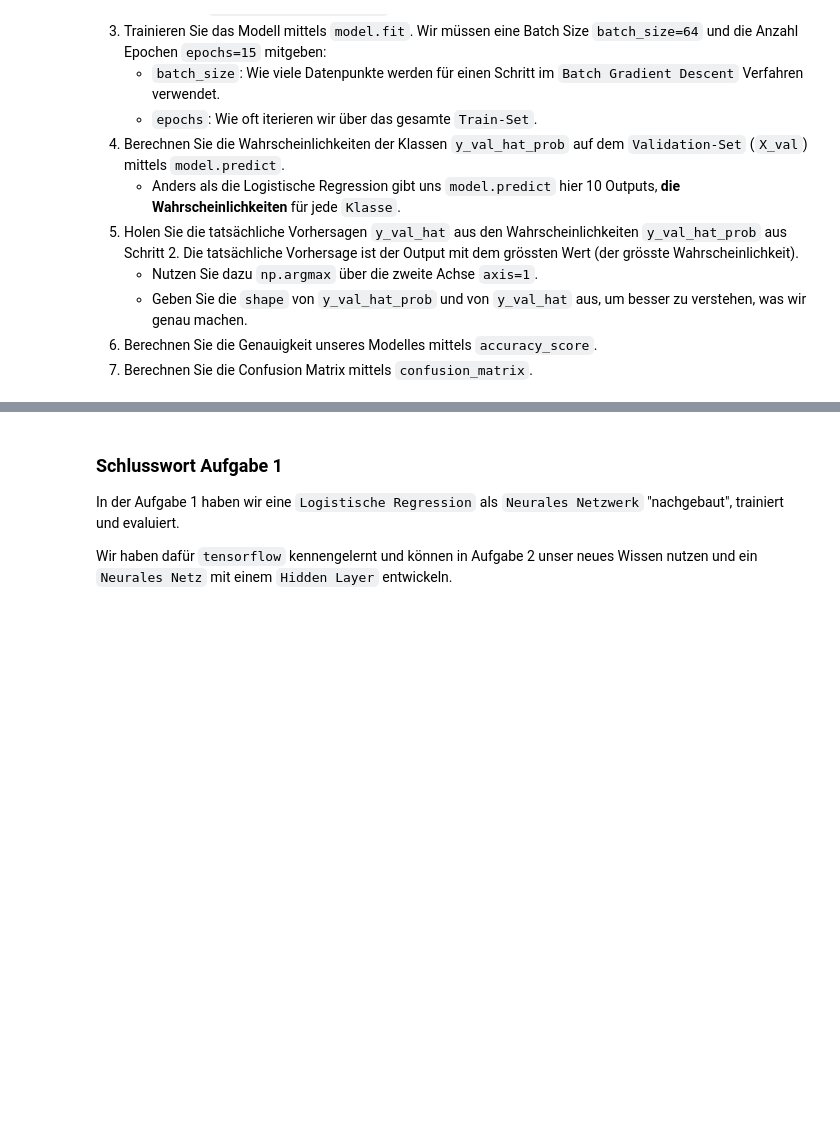
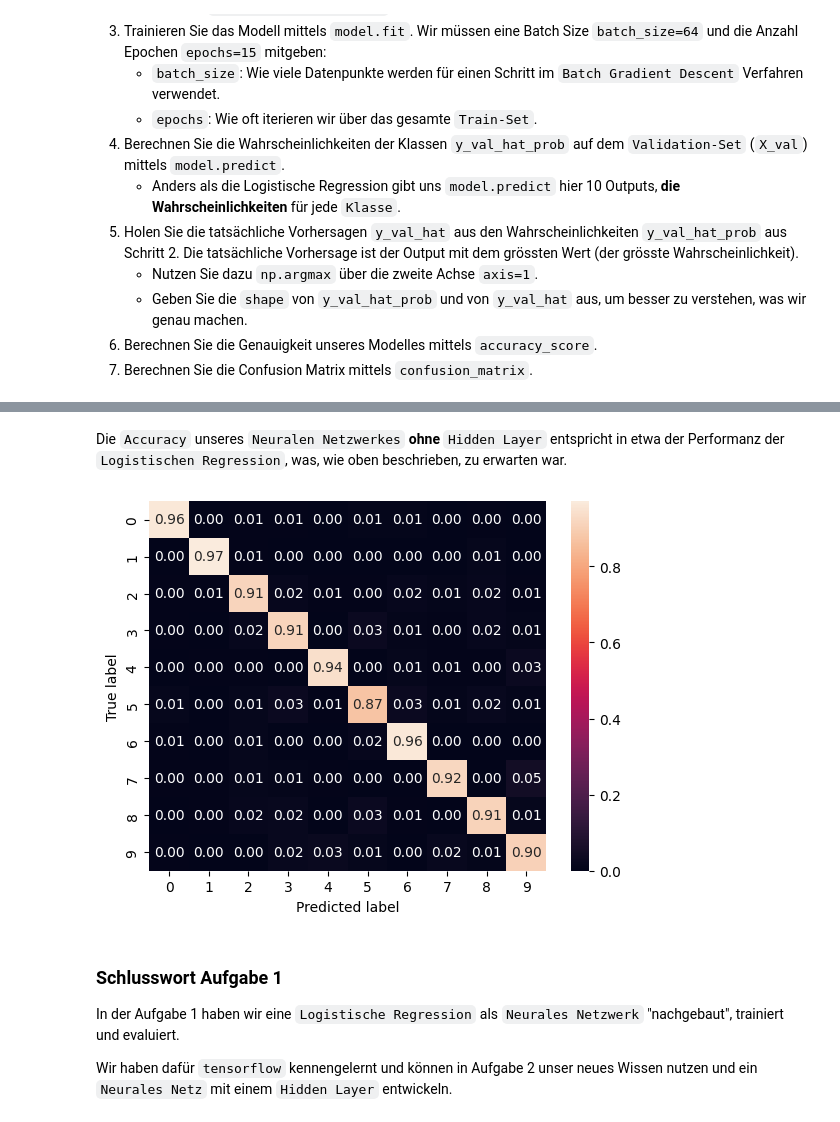
Before and after one commit to gasserandreas/Jupyter-lab-fhnw, a Jupyter notebook: 09_Machine Learning/day4/exercise/neural_network/neural_network.ipynb, the cells around one changed output, grey strips where cells are left out. Saved outputs shown, nothing was run; the diff lists cells and outputs as text; code cells hidden in the pictures; blank space fills up the shorter version.

Commit message:
added machine learning - neural network

```diff
--- a/09_Machine Learning/day4/exercise/neural_network/neural_network.ipynb
+++ b/09_Machine Learning/day4/exercise/neural_network/neural_network.ipynb
@@ -129,3 +208,19 @@ In der `Logistischen Regression` von `sklearn` sind diese Werte im Modell hard-c
+# %% [markdown]
+Die `Accuracy` unseres `Neuralen Netzwerkes` **ohne** `Hidden Layer` entspricht in etwa der Performanz der `Logistischen Regression`, was, wie oben beschrieben, zu erwarten war.
+# %%
+# 7.
+sns.heatmap(
+  pd.DataFrame(
+      confusion_matrix(y_true=y_val, y_pred=y_val_hat, normalize="true"),
+  ),
+  annot=True, # Show numbers in heatmap (not just colors
+  fmt=".2f", # Format numbers to 2 decimal places
+)
+plt.ylabel('True label') # Name y-axis
+plt.xlabel('Predicted label') # Name x-axis
+plt.show()
+# %% [output]
+[figure, added]
 # %% [markdown]
 ### Schlusswort Aufgabe 1
 
```
Also changed, not shown: parts of 16 cells of this notebook.
